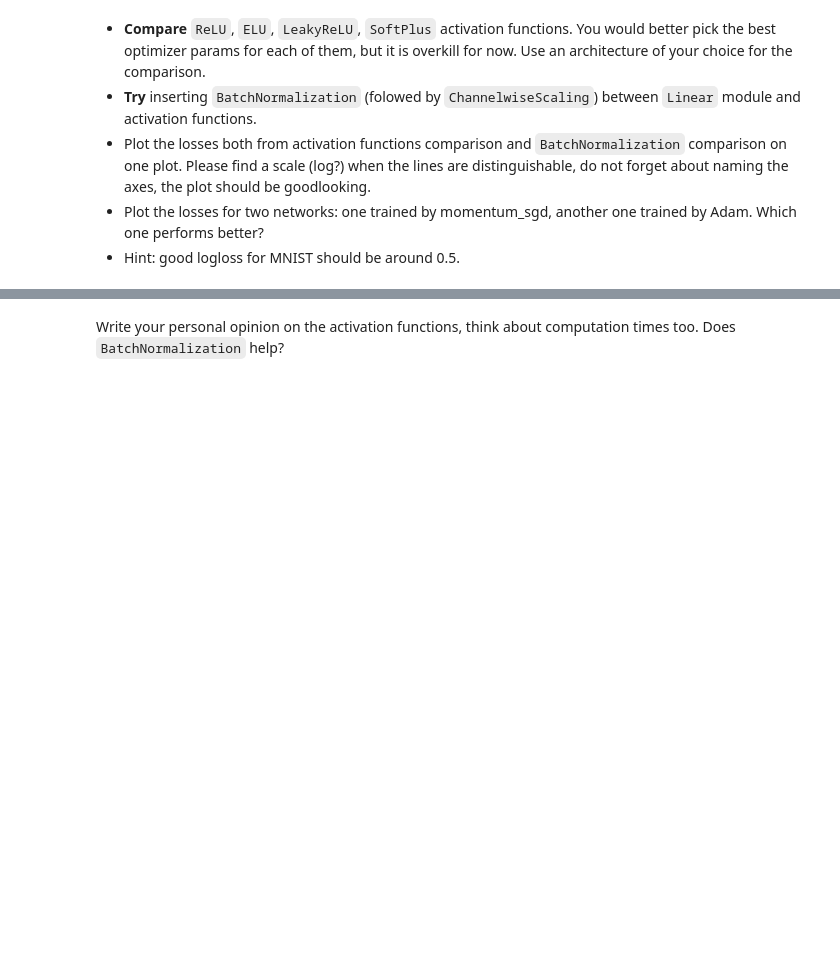
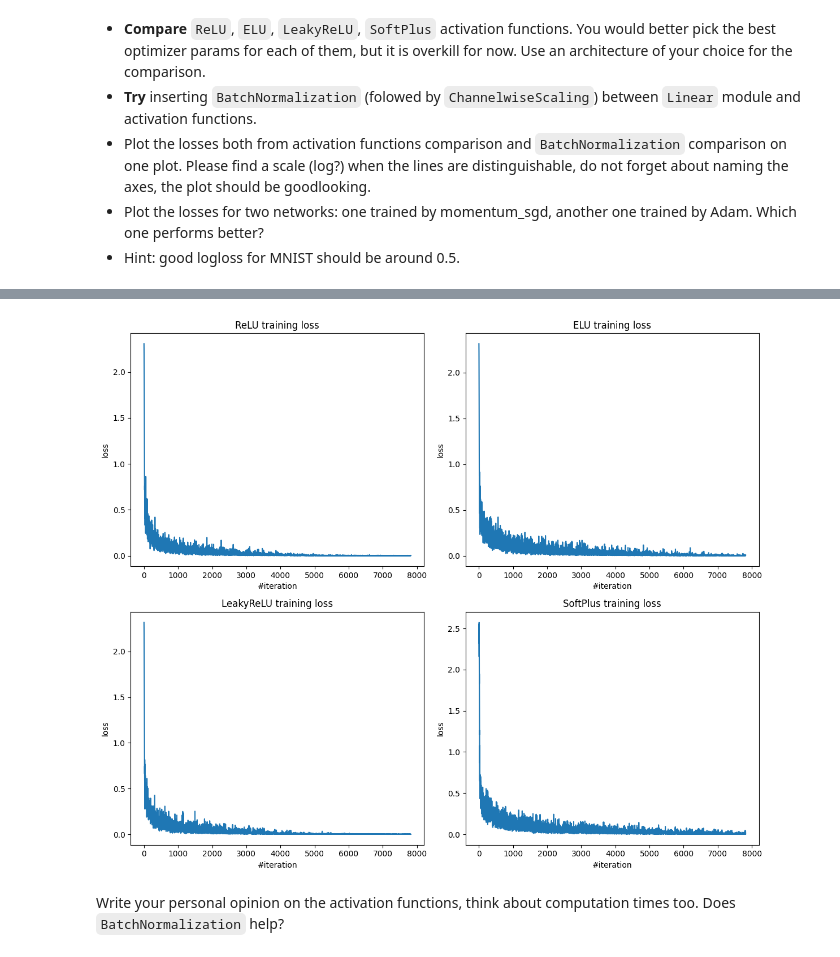
Before and after one commit to EgorOvechkin/lab2, a Jupyter notebook: hw8/main_notebook.ipynb, the cells around one changed output, grey strips where cells are left out. Saved outputs shown, nothing was run; the diff lists cells and outputs as text; code cells hidden in the pictures; blank space fills up the shorter version.

```diff
--- a/hw8/main_notebook.ipynb
+++ b/hw8/main_notebook.ipynb
@@ -221,0 +220,70 @@ You would better pick the best optimizer params for each of them, but it is over
+# %%
+# Your code goes here. ################################################
+
+np.random.seed(42)
+
+print(X_train.shape, len(X_train))
+
+def get_net_with(activation, use_norm=False):
+    net = Sequential()
+    net.add(Flatten())
+    net.add(Linear(784, 256))
+    if use_norm:
+        net.add(BatchNormalization())
+        net.add(ChannelwiseScaling(256))
+    net.add(activation)
+    net.add(Linear(256, 10))
+    net.add(LogSoftMax())
+
+    return net
+
+n_epoch = 20
+def train(net):
+    criterion = ClassNLLCriterion()
+    optimizer_state = {}
+    loss_history = []
+    for i in range(n_epoch):
+        for x_batch, y_batch in get_batches((X_train, y_train), batch_size):
+
+            net.zeroGradParameters()
+
+            # Forward
+            predictions = net.forward(x_batch)
+            loss = criterion.forward(predictions, y_batch)
+
+            # Backward
+            dp = criterion.backward(predictions, y_batch)
+            net.backward(x_batch, dp)
+
+            # Update weights
+            sgd_momentum(net.getParameters(),
+                        net.getGradParameters(),
+                        optimizer_config,
+                        optimizer_state)
+
+            loss_history.append(loss)
+
+    return loss_history
+
+
+def train_with(activation, use_norm=False):
+    net = get_net_with(activation, use_norm)
+    return train(net)
+
+activations = [ReLU(), ELU(), LeakyReLU(), SoftPlus()]
+losses = [train_with(act) for act in activations]
+
+fig, axes = plt.subplots(2, 2, figsize=(12, 10))
+axes = axes.flatten()
+
+for ax, act, loss in zip(axes, activations, losses):
+    ax.set_title(f"{act} training loss")
+    ax.set_xlabel("#iteration")
+    ax.set_ylabel("loss")
+    ax.plot(loss)
+
+    print(f'{act} loss: {loss[-1]:.4f}')
+
+plt.tight_layout()
+plt.show()
+# %% [output]
@@ -222,3 +295,4 @@ You would better pick the best optimizer params for each of them, but it is over
+[figure, added]
 # %% [markdown]
 Write your personal opinion on the activation functions, think about computation times too. Does `BatchNormalization` help?
 # %%
```
Also changed, not shown: parts of 2 cells of this notebook.
